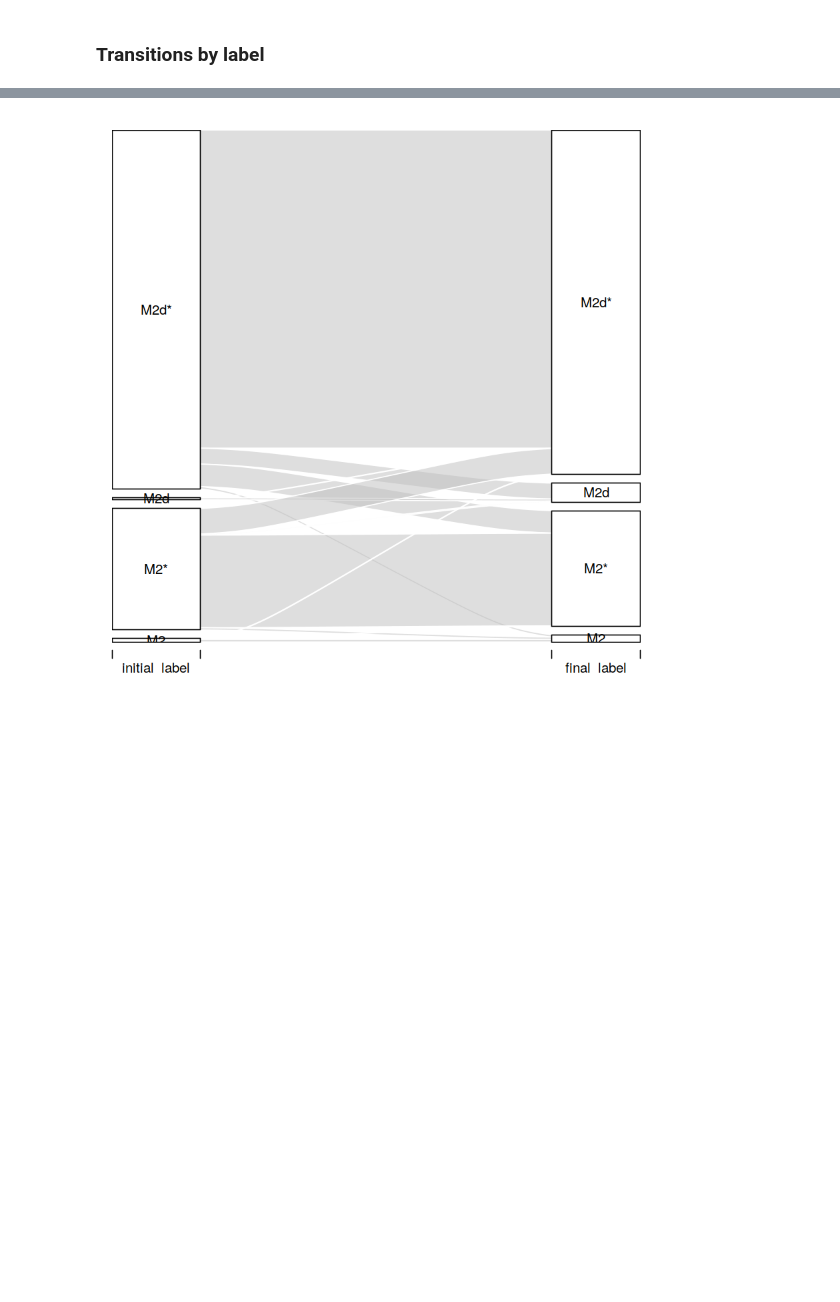
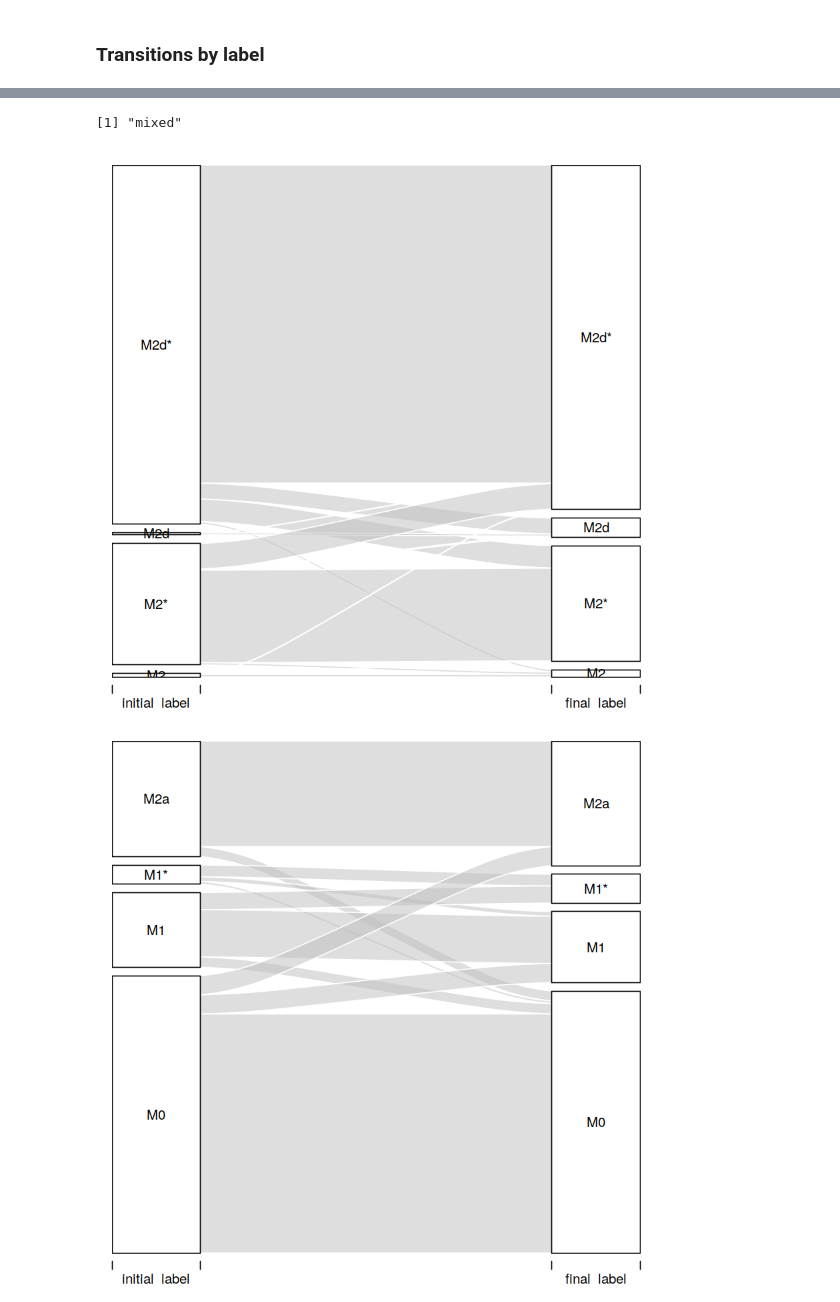
Before and after one commit to Laboratorio-de-Biologia-Computacional/Macrophage_Differentiation, a Jupyter notebook: MP_network.ipynb, the cells around one changed output, grey strips where cells are left out. Drawn from its saved outputs; the diff is of its cells as text; code cells hidden in the pictures; blank space fills up the shorter version.

Commit message:
mixed environment

```diff
--- a/MP_network.ipynb
+++ b/MP_network.ipynb
@@ -357,7 +358,7 @@ if (! file.exists(file.cfm)) {
     colnames(cfm.label)[6] <- 'final_label'
     write.csv(cfm.label, file.cfm)
 } else {
-    cfm.label <- read.csv(file = file.cfm, row.names=1)
+    cfm.label <- read.csv(file = file.cfm, row.names=1, stringsAsFactors=F)
 }
 cfm.label[1000:1005,]
 # %% [output]
@@ -398,7 +399,7 @@ barplot(t(as.matrix( node.transitions )),
 file.cfm.env <- "data/MP_cfm_label_env_"
 
 for (env.label in rownames(env)) {
-    file.name <- paste(c(file.cfm.env,env.label,'csv'),collapse='')
+    file.name <- paste(c(file.cfm.env,env.label,'.csv'),collapse='')
     print(env.label)
     if (! file.exists(file.name)) {
         net_ <- fixGenes( net, colnames(env), env[env.label,] )
@@ -410,30 +411,32 @@ for (env.label in rownames(env)) {
     cfm_ <- read.csv(file = file.name, row.names=1)
     cfm_$final <- sapply(cfm_$final, get.first.state)
     cfm.label_ <- merge(x=cfm_, y=labels[c('state','label')], by.x='initial', by.y="state", all.x = TRUE)
     colnames(cfm.label_)[5] <- 'initial_label'
     cfm.label_ <- merge(x=cfm.label_, y=labels[c('state','label')], by.x='final', by.y="state", all.x = TRUE)
     colnames(cfm.label_)[6] <- 'final_label'
     # plot if more than one label
     if ( length(unique(cfm.label_$initial_label))>1 ) {
         cfm2d_ <- cfm.label_ %>% group_by(initial_label, final_label) %>% summarize(freq = n())
         # add basin size
         env.basin <- env.attr[str_replace(env.label,'-','.')]
         colnames(env.basin) <- 'basin'
         cfm2d_ <- merge(x=cfm2d_, y=env.basin, by.x='initial_label', by.y=0, all.x = TRUE)
         cfm2d_$freq_basin <- cfm2d_$freq * cfm2d_$basin
         file.name_ <- paste( c('images/MP_alluvial_',env.label,'.pdf'), collapse='' )
         #pdf(file.name_)
         options(warn=-1)
         alluvial(cfm2d_[,1:2], freq=cfm2d_$freq_basin)
         #dev.off()
         }
     }
 # %% [output]
 [1] "pro-M1"
 [1] "pro-M2a"
 [1] "pro-M2b"
 [figure]
 [1] "pro-M2c"
 [1] "pro-M2d"
 [figure]
+[1] "mixed"
 [figure]
+[figure, added]
```
Also changed, not shown: parts of 5 cells of this notebook, 21 other files.
